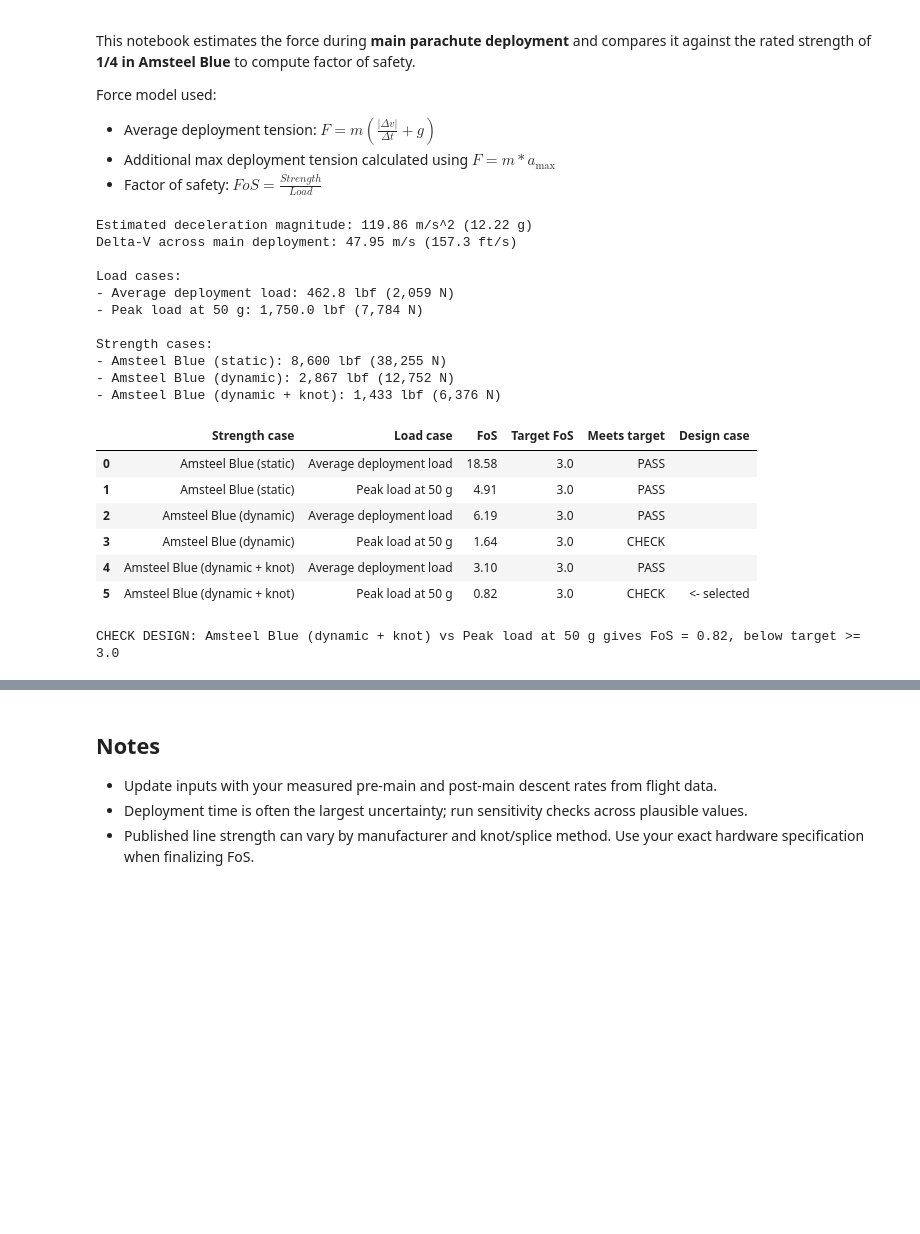
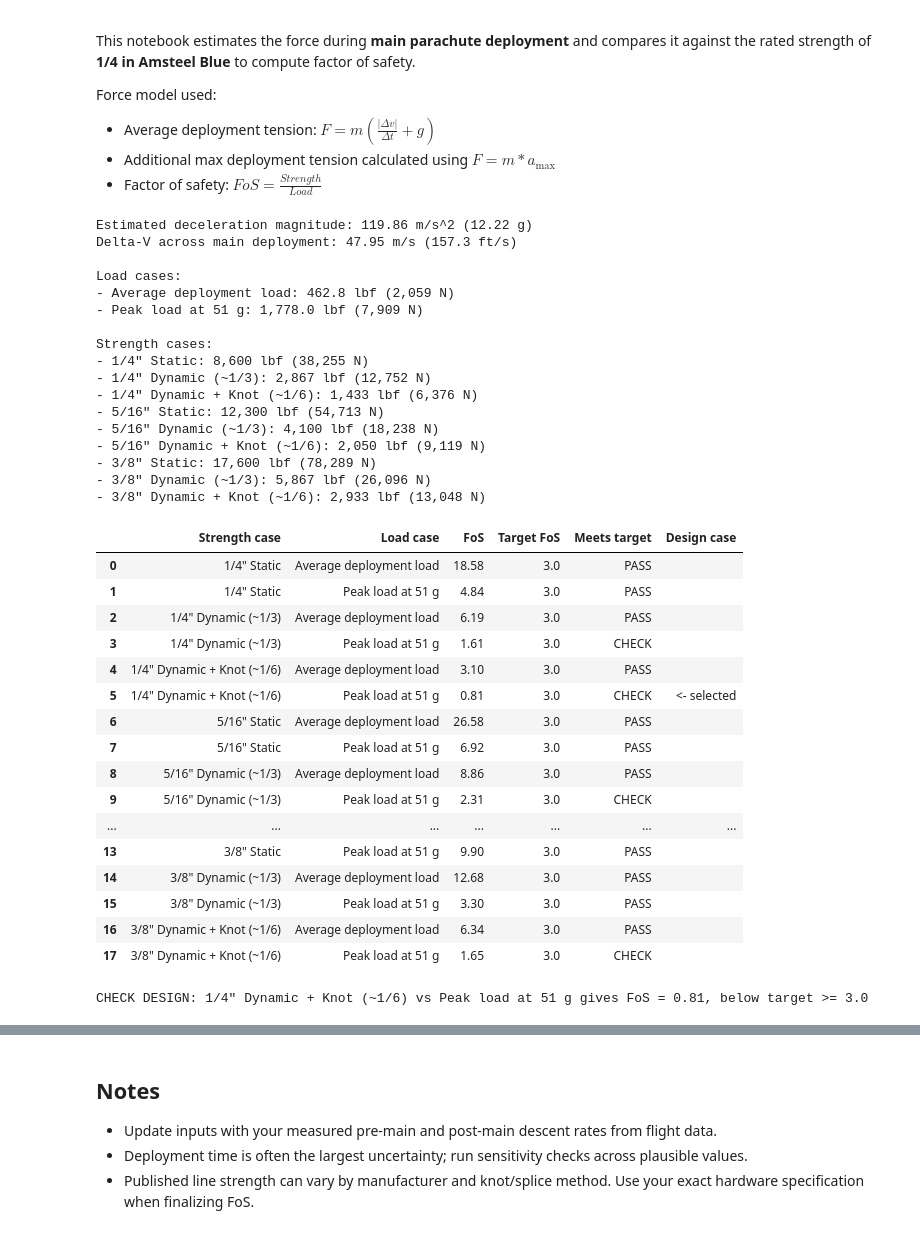
Before and after one commit to VoicefulEmu/DataAnalysisSnowbirdTest, a Jupyter notebook: code/ShockCordCalcs.ipynb, the cells around one changed output, grey strips where cells are left out. Cells and saved outputs as stored; diff of their text form; code cells hidden in the pictures; blank space fills up the shorter version.

Commit message:
fixed up and compare multiple shock cords

```diff
--- a/code/ShockCordCalcs.ipynb
+++ b/code/ShockCordCalcs.ipynb
@@ -13,12 +13,15 @@ mass_lbm = 35  # Rocket mass at main deployment, lbm
 v_before_main_fts = 172.2  # Descent speed before main deployment, ft/s
 v_after_main_fts = 14.9  # Descent speed after inflation/stabilization, ft/s
 deployment_time_s = 0.40  # Time over which velocity change occurs, seconds
-max_g = 50.0  # Maximum expected deceleration in g's for a peak-load case
+max_g_main = 50.8  # Maximum expected deceleration in g's (measured main channel max accel)
 required_fos = 3.0
 knot_efficiency = 0.50  # Conservative retained strength fraction for a knotted termination
+dynamic_shock_factor=1.0 / 3.0  # Conservative additional factor to account for dynamic shock loading beyond the simple impulse calculation
 
-# 1/4 in Amsteel Blue minimum break strength (typical published value)
-amsteel_strength_lbf = 8600.0
+# Amsteel Blue minimum break strengths by diameter (typical published values)
+amsteel_strength_lbf_quart = 8600.0   # 1/4 in
+amsteel_strength_lbf_quint = 12300.0  # 5/16 in
+amsteel_strength_lbf_oct   = 17600.0  # 3/8 in
 
 # Constants
 KG_PER_LBM = 0.45359237
@@ -31,11 +34,23 @@ mass_kg = mass_lbm * KG_PER_LBM
 v_before_main_mps = v_before_main_fts * M_PER_FT
 v_after_main_mps = v_after_main_fts * M_PER_FT
 
-# Strength cases reused in the calculations, design check, and plot
+# Strength cases for all three diameters × three treatment scenarios
+# Used by the FoS table and the grouped bar chart
+diameters_main = {
+    '1/4"': amsteel_strength_lbf_quart,
+    '5/16"': amsteel_strength_lbf_quint,
+    '3/8"': amsteel_strength_lbf_oct,
+}
+treatments_main = {
+    'Static': 1.0,
+    'Dynamic (~1/3)': dynamic_shock_factor,
+    'Dynamic + Knot (~1/6)': dynamic_shock_factor * knot_efficiency,
+}
+
 strength_lbf = {
-    "Amsteel Blue (static)": amsteel_strength_lbf,
-    "Amsteel Blue (dynamic)": amsteel_strength_lbf / 3.0,
-    "Amsteel Blue (dynamic + knot)": (amsteel_strength_lbf / 3.0) * knot_efficiency,
+    f'{diam} {treatment}': base * factor
+    for diam, base in diameters_main.items()
+    for treatment, factor in treatments_main.items()
 }
 # %%
 # Calculations
@@ -44,15 +59,14 @@ a_mag = delta_v / deployment_time_s
 a_mag_g = a_mag / g
 
 avg_tension_N = mass_kg * (a_mag + g)
-peak_tension_N = mass_kg * max_g * g
+peak_tension_N = mass_kg * max_g_main * g
 
 loads_N = {
     "Average deployment load": avg_tension_N,
-    f"Peak load at {max_g:.0f} g": peak_tension_N,
+    f"Peak load at {max_g_main:.0f} g": peak_tension_N,
 }
 loads_lbf = {name: value / N_PER_LBF for name, value in loads_N.items()}
 
-amsteel_strength_N = amsteel_strength_lbf * N_PER_LBF
 fos = {
     strength_name: {
         load_name: strength_value / load_value
@@ -77,18 +91,24 @@ Delta-V across main deployment: 47.95 m/s (157.3 ft/s)
 
 Load cases:
 - Average deployment load: 462.8 lbf (2,059 N)
-- Peak load at 50 g: 1,750.0 lbf (7,784 N)
+- Peak load at 51 g: 1,778.0 lbf (7,909 N)
 
 Strength cases:
-- Amsteel Blue (static): 8,600 lbf (38,255 N)
-- Amsteel Blue (dynamic): 2,867 lbf (12,752 N)
-- Amsteel Blue (dynamic + knot): 1,433 lbf (6,376 N)
+- 1/4" Static: 8,600 lbf (38,255 N)
+- 1/4" Dynamic (~1/3): 2,867 lbf (12,752 N)
+- 1/4" Dynamic + Knot (~1/6): 1,433 lbf (6,376 N)
+- 5/16" Static: 12,300 lbf (54,713 N)
+- 5/16" Dynamic (~1/3): 4,100 lbf (18,238 N)
+- 5/16" Dynamic + Knot (~1/6): 2,050 lbf (9,119 N)
+- 3/8" Static: 17,600 lbf (78,289 N)
+- 3/8" Dynamic (~1/3): 5,867 lbf (26,096 N)
+- 3/8" Dynamic + Knot (~1/6): 2,933 lbf (13,048 N)
 # %%
 # Factor-of-safety summary and design check
 import pandas as pd
 
-design_strength_case = "Amsteel Blue (dynamic + knot)"
-design_load_case = f"Peak load at {max_g:.0f} g"
+design_strength_case = '1/4" Dynamic + Knot (~1/6)'
+design_load_case = f"Peak load at {max_g_main:.0f} g"
 
 rows = []
 for strength_name, row in fos.items():
@@ -103,39 +123,49 @@ for strength_name, row in fos.items():
             }
         )
 
 fos_table = pd.DataFrame(rows)
 fos_table["Design case"] = (
     (fos_table["Strength case"] == design_strength_case)
     & (fos_table["Load case"] == design_load_case)
 ).map({True: "<- selected", False: ""})
 
 design_row = fos_table.loc[
     (fos_table["Strength case"] == design_strength_case)
     & (fos_table["Load case"] == design_load_case)
 ].iloc[0]
 design_fos = float(design_row["FoS"])
 
 display(fos_table)
 
 print()
 if design_fos >= required_fos:
     print(
         f"PASS: {design_strength_case} vs {design_load_case} gives FoS = "
         f"{design_fos:.2f}, meeting target >= {required_fos:.1f}"
     )
 else:
     print(
         f"CHECK DESIGN: {design_strength_case} vs {design_load_case} gives FoS = "
         f"{design_fos:.2f}, below target >= {required_fos:.1f}"
     )
 # %% [output]
 |  | Strength case | Load case | FoS | Target FoS | Meets target | Design case |
-| 0 | Amsteel Blue (static) | Average deployment load | 18.58 | 3.0 | PASS |  |
-| 1 | Amsteel Blue (static) | Peak load at 50 g | 4.91 | 3.0 | PASS |  |
-| 2 | Amsteel Blue (dynamic) | Average deployment load | 6.19 | 3.0 | PASS |  |
-| 3 | Amsteel Blue (dynamic) | Peak load at 50 g | 1.64 | 3.0 | CHECK |  |
-| 4 | Amsteel Blue (dynamic + knot) | Average deployment load | 3.10 | 3.0 | PASS |  |
-| 5 | Amsteel Blue (dynamic + knot) | Peak load at 50 g | 0.82 | 3.0 | CHECK | <- selected |
+| 0 | 1/4" Static | Average deployment load | 18.58 | 3.0 | PASS |  |
+| 1 | 1/4" Static | Peak load at 51 g | 4.84 | 3.0 | PASS |  |
+| 2 | 1/4" Dynamic (~1/3) | Average deployment load | 6.19 | 3.0 | PASS |  |
+| 3 | 1/4" Dynamic (~1/3) | Peak load at 51 g | 1.61 | 3.0 | CHECK |  |
+| 4 | 1/4" Dynamic + Knot (~1/6) | Average deployment load | 3.10 | 3.0 | PASS |  |
+| 5 | 1/4" Dynamic + Knot (~1/6) | Peak load at 51 g | 0.81 | 3.0 | CHECK | <- selected |
+| 6 | 5/16" Static | Average deployment load | 26.58 | 3.0 | PASS |  |
+| 7 | 5/16" Static | Peak load at 51 g | 6.92 | 3.0 | PASS |  |
+| 8 | 5/16" Dynamic (~1/3) | Average deployment load | 8.86 | 3.0 | PASS |  |
+| 9 | 5/16" Dynamic (~1/3) | Peak load at 51 g | 2.31 | 3.0 | CHECK |  |
+| ... | ... | ... | ... | ... | ... | ... |
+| 13 | 3/8" Static | Peak load at 51 g | 9.90 | 3.0 | PASS |  |
+| 14 | 3/8" Dynamic (~1/3) | Average deployment load | 12.68 | 3.0 | PASS |  |
+| 15 | 3/8" Dynamic (~1/3) | Peak load at 51 g | 3.30 | 3.0 | PASS |  |
+| 16 | 3/8" Dynamic + Knot (~1/6) | Average deployment load | 6.34 | 3.0 | PASS |  |
+| 17 | 3/8" Dynamic + Knot (~1/6) | Peak load at 51 g | 1.65 | 3.0 | CHECK |  |
-CHECK DESIGN: Amsteel Blue (dynamic + knot) vs Peak load at 50 g gives FoS = 0.82, below target >= 3.0
+CHECK DESIGN: 1/4" Dynamic + Knot (~1/6) vs Peak load at 51 g gives FoS = 0.81, below target >= 3.0
 # %%
 import matplotlib.pyplot as plt
```
Also changed, not shown: parts of 7 cells of this notebook.
